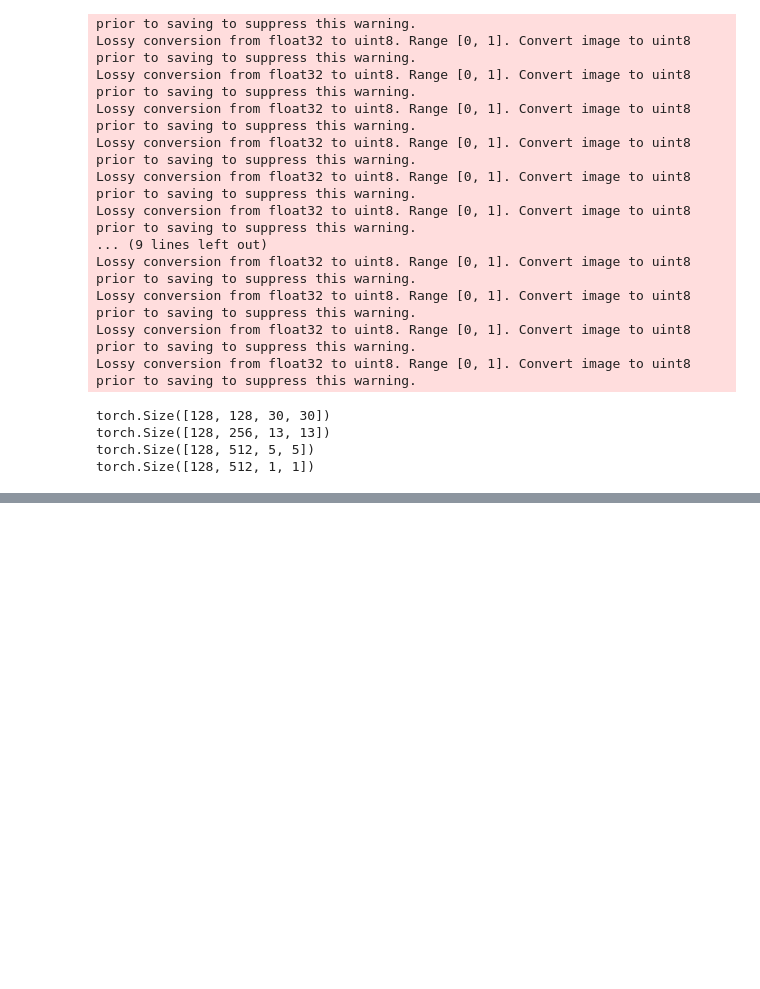
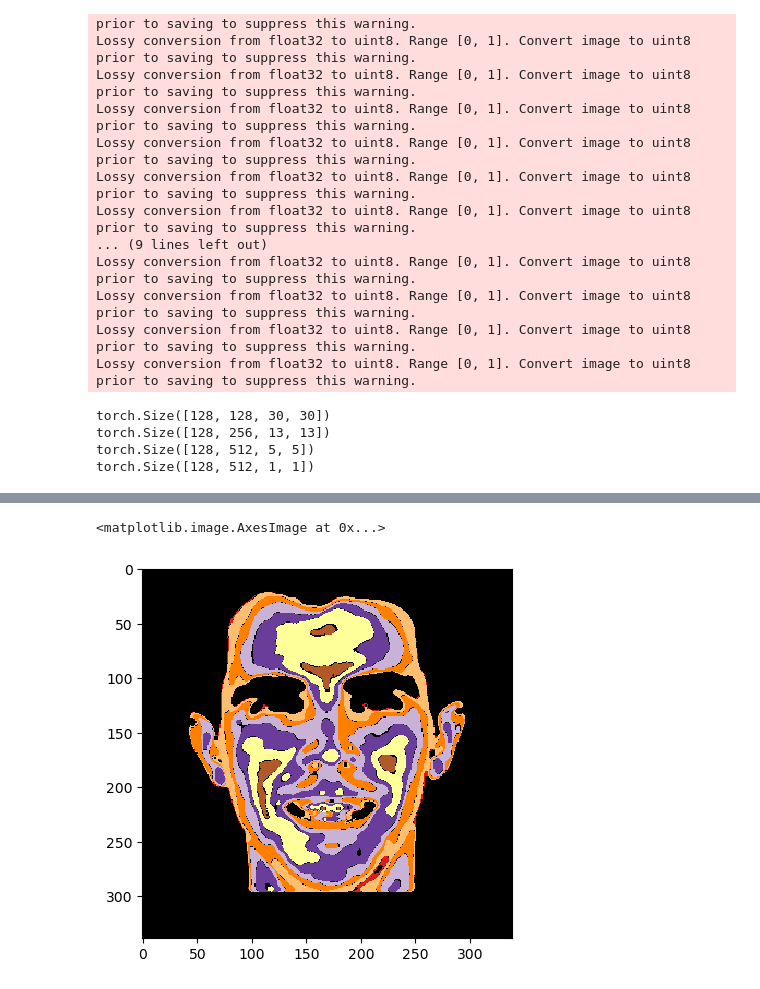
Before and after one commit to cxnam-vnuhcmus/TalkingHeadProject, a Jupyter notebook: Test.ipynb, the cells around one changed output, grey strips where cells are left out. Cells and saved outputs as stored; diff of their text form; code cells hidden in the pictures; blank space fills up the shorter version.

```diff
--- a/Test.ipynb
+++ b/Test.ipynb
@@ -678,0 +756,20 @@ torch.Size([128, 1, 1, 1])
+# %%
+import numpy as np
+
+result = np.zeros_like(img)
+temp = img.copy()
+temp[temp==255]=0
+temp = cv2.medianBlur(temp,7)
+
+segment = 255//10
+for index, i in enumerate(range(0,255,segment)):
+    mask = np.bitwise_and((i < temp), (temp < i + segment))
+    result[mask == True] = index + 1
+
+cmap = plt.cm.get_cmap("Paired").copy()
+cmap.set_under('black')
+
+plt.imshow(result, cmap=cmap, vmin=0.001, interpolation='nearest')
+# %% [output]
+<matplotlib.image.AxesImage at 0x...>
+[figure, added]
```
Also changed, not shown: parts of 16 cells of this notebook, 5 other files.
